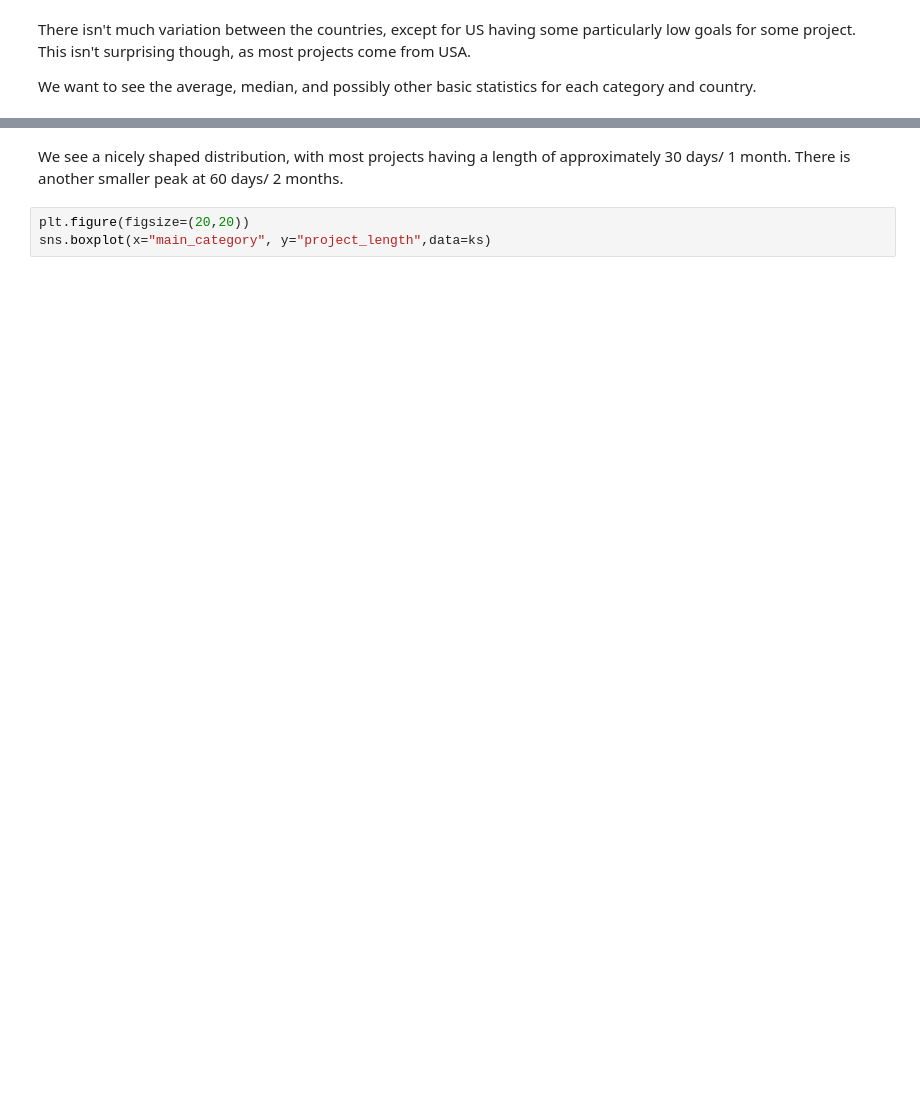
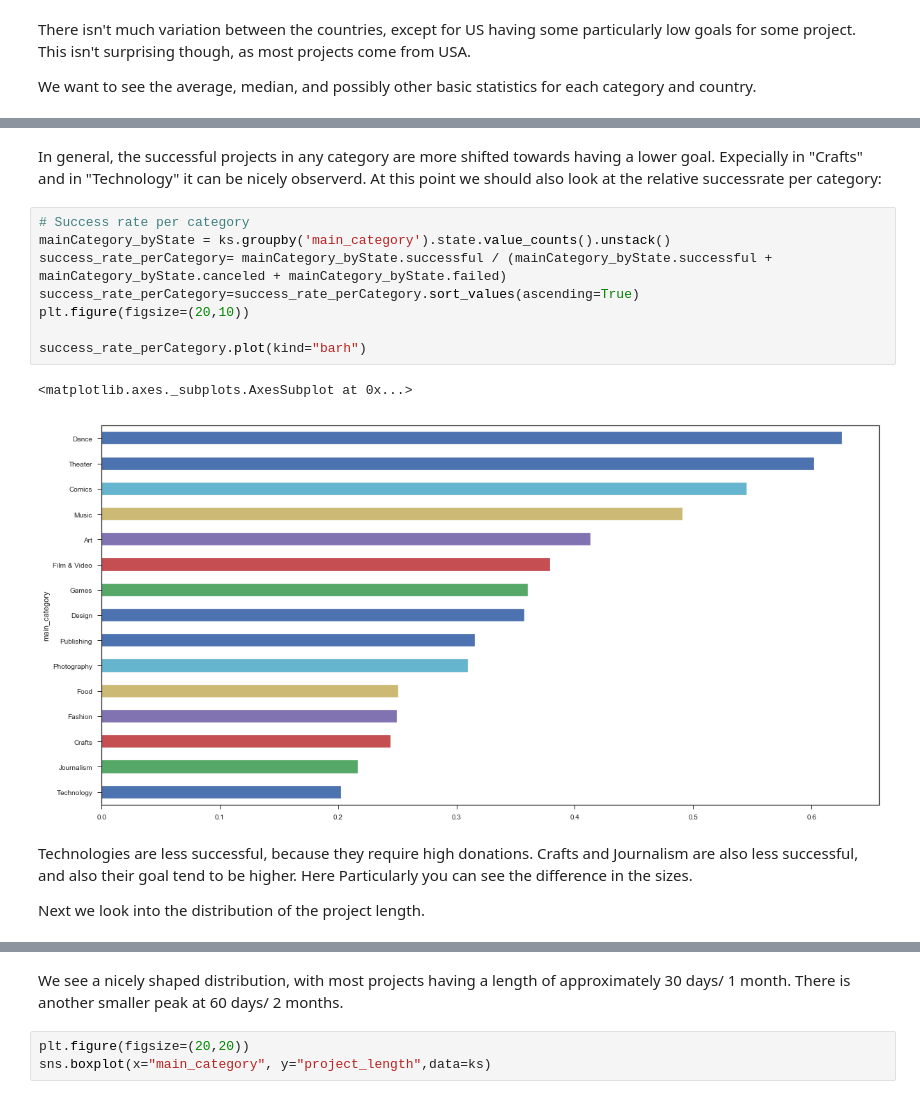
Before and after one commit to vmai1/dataExplorationProject, a Jupyter notebook: Python Code.ipynb, the cells around one changed output, grey strips where cells are left out. Drawn from its saved outputs; the diff is of its cells as text; blank space fills up the shorter version.

```diff
--- a/Python Code.ipynb
+++ b/Python Code.ipynb
@@ -241,3 +465,20 @@ First we look into the distribution of the project length.
+# %% [markdown]
+In general, the successful projects in any category are more shifted towards having a lower goal. Expecially in "Crafts" and in "Technology" it can be nicely observerd. At this point we should also look at the relative successrate per category:
+# %%
+# Success rate per category
+mainCategory_byState = ks.groupby('main_category').state.value_counts().unstack()
+success_rate_perCategory= mainCategory_byState.successful / (mainCategory_byState.successful + mainCategory_byState.canceled + mainCategory_byState.failed)
+success_rate_perCategory=success_rate_perCategory.sort_values(ascending=True)
+plt.figure(figsize=(20,10))
+
+success_rate_perCategory.plot(kind="barh")
+# %% [output]
+<matplotlib.axes._subplots.AxesSubplot at 0x...>
+[figure, added]
+# %% [markdown]
+Technologies are less successful, because they require high donations. Crafts and Journalism are also less successful, and also their goal tend to be higher. Here Particularly you can see the difference in the sizes.
+
+Next we look into the distribution of the project length.
 # %%
 plt.figure(figsize=(20,20))
 sns.distplot(ks.project_length, bins=25, kde = False, hist_kws=dict(edgecolor="black"))
```
Also changed, not shown: parts of 47 cells of this notebook.
